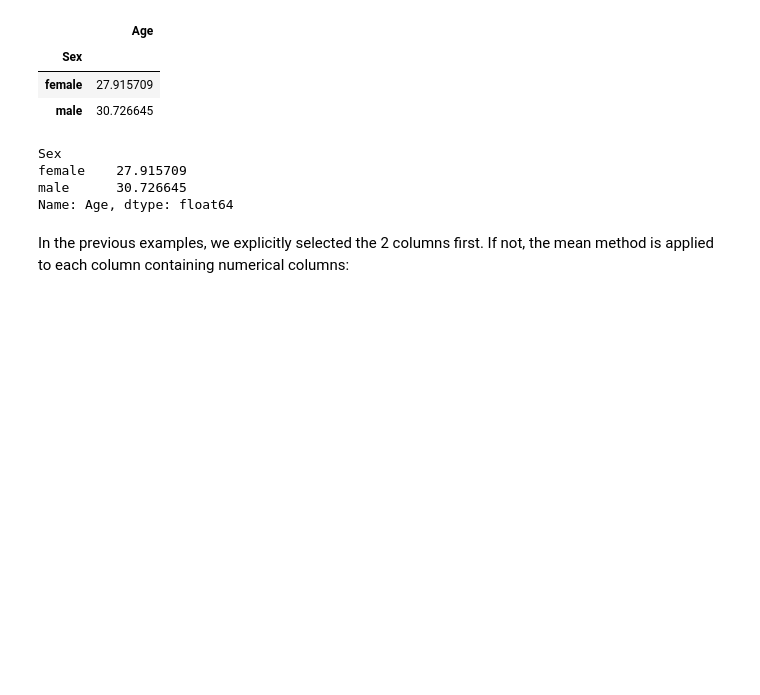
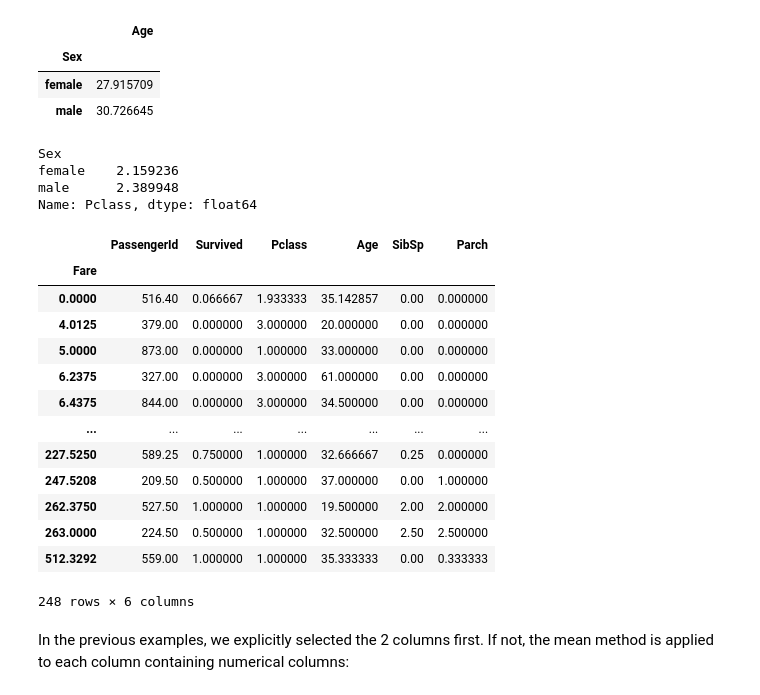
Before and after one commit to HarshalaS6/EDApt2Exercises, a Jupyter notebook: EDApt2Exercises.ipynb, the cells around one changed output. Saved outputs shown, nothing was run; the diff lists cells and outputs as text; code cells hidden in the pictures; blank space fills up the shorter version.

```diff
--- a/EDApt2Exercises.ipynb
+++ b/EDApt2Exercises.ipynb
@@ -216,14 +216,31 @@ titanic[["Sex", "Age"]].groupby("Sex").mean()
 # %%
 # What is the survival of men verses female Titanic Passengers?
 
-titanic.groupby("Sex")["Age"].mean()
+titanic.groupby("Sex")["Pclass"].mean()
 # %% [output]
 Sex
-female    27.915709
-male      30.726645
-Name: Age, dtype: float64
+female    2.159236
+male      2.389948
+Name: Pclass, dtype: float64
 # %%
 # Try some other combinations, what do you think about this method?
+
+titanic.groupby("Fare").mean()
+# %% [output]
+|  | PassengerId | Survived | Pclass | Age | SibSp | Parch |
+| Fare |  |  |  |  |  |  |
+| 0.0000 | 516.40 | 0.066667 | 1.933333 | 35.142857 | 0.00 | 0.000000 |
+| 4.0125 | 379.00 | 0.000000 | 3.000000 | 20.000000 | 0.00 | 0.000000 |
+| 5.0000 | 873.00 | 0.000000 | 1.000000 | 33.000000 | 0.00 | 0.000000 |
+| 6.2375 | 327.00 | 0.000000 | 3.000000 | 61.000000 | 0.00 | 0.000000 |
+| 6.4375 | 844.00 | 0.000000 | 3.000000 | 34.500000 | 0.00 | 0.000000 |
+| ... | ... | ... | ... | ... | ... | ... |
+| 227.5250 | 589.25 | 0.750000 | 1.000000 | 32.666667 | 0.25 | 0.000000 |
+| 247.5208 | 209.50 | 0.500000 | 1.000000 | 37.000000 | 0.00 | 1.000000 |
+| 262.3750 | 527.50 | 1.000000 | 1.000000 | 19.500000 | 2.00 | 2.000000 |
+| 263.0000 | 224.50 | 0.500000 | 1.000000 | 32.500000 | 2.50 | 2.500000 |
+| 512.3292 | 559.00 | 1.000000 | 1.000000 | 35.333333 | 0.00 | 0.333333 |
+248 rows × 6 columns
 # %% [markdown]
 In the previous examples, we explicitly selected the 2 columns first. If not, the mean method is applied to each column containing numerical columns:
 # %%
```
Also changed, not shown: parts of 5 cells of this notebook.
